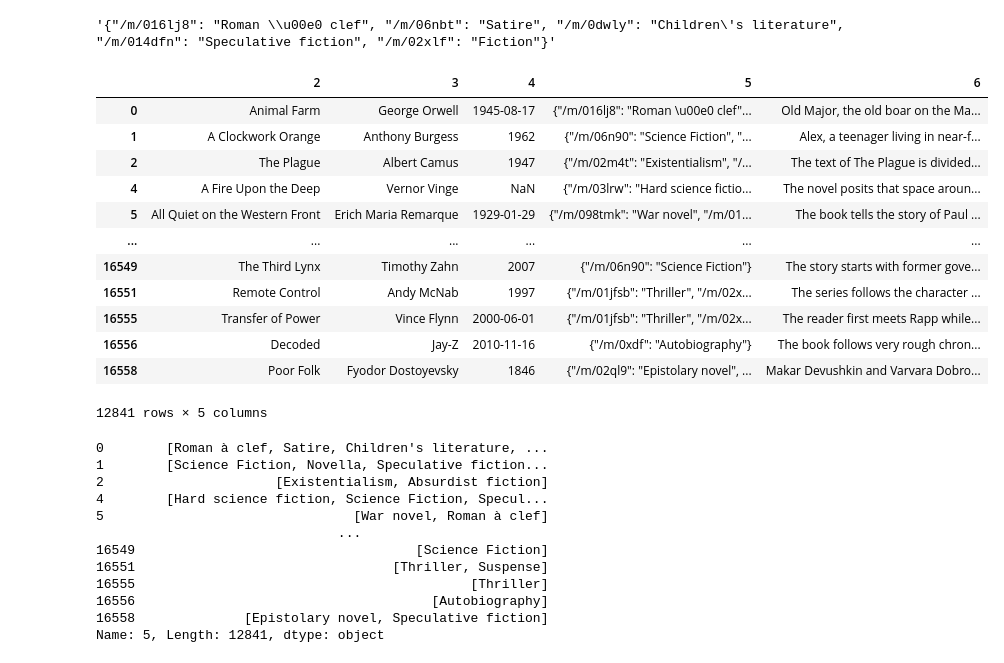
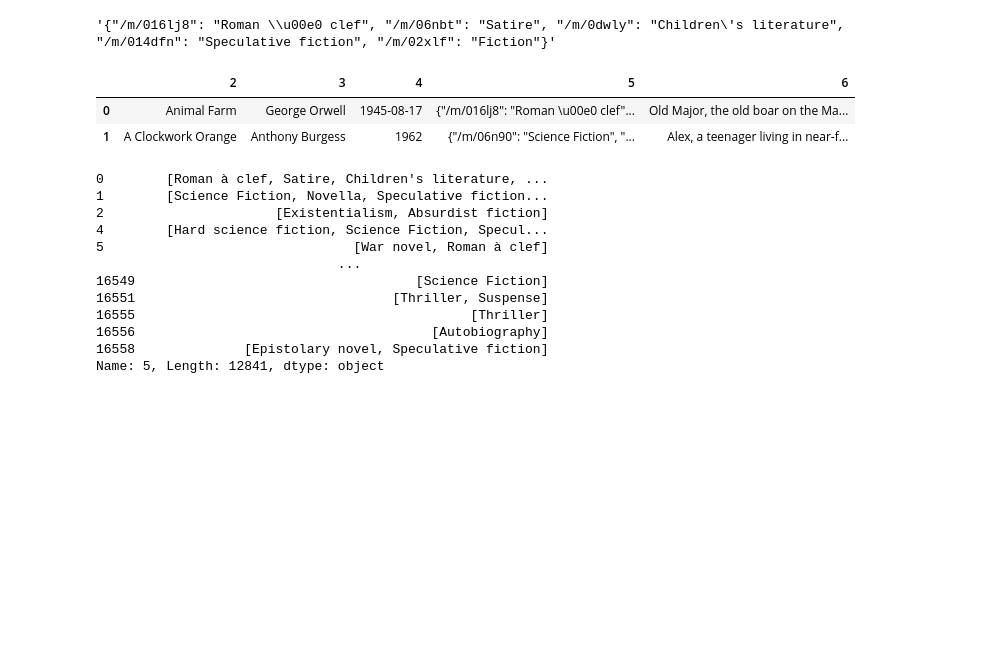
Before and after one commit to michaelrios2015/dm_project, a Jupyter notebook: project.ipynb, the cells around one changed output. Cells and saved outputs as stored; diff of their text form; code cells hidden in the pictures; blank space fills up the shorter version.

```diff
--- a/project.ipynb
+++ b/project.ipynb
@@ -42,25 +29,15 @@ data[5][0]
 # %%
 # droping any without tags, should probably change the column names may takle later
 
 data[5].isnull().values.any()
 
 data_2 = data.dropna(subset=[5])
 
-data_2
+data_2.head(2)
 # %% [output]
 |  | 2 | 3 | 4 | 5 | 6 |
 | 0 | Animal Farm | George Orwell | 1945-08-17 | {"/m/016lj8": "Roman \u00e0 clef"... | Old Major, the old boar on the Ma... |
 | 1 | A Clockwork Orange | Anthony Burgess | 1962 | {"/m/06n90": "Science Fiction", "... | Alex, a teenager living in near-f... |
-| 2 | The Plague | Albert Camus | 1947 | {"/m/02m4t": "Existentialism", "/... | The text of The Plague is divided... |
-| 4 | A Fire Upon the Deep | Vernor Vinge | NaN | {"/m/03lrw": "Hard science fictio... | The novel posits that space aroun... |
-| 5 | All Quiet on the Western Front | Erich Maria Remarque | 1929-01-29 | {"/m/098tmk": "War novel", "/m/01... | The book tells the story of Paul ... |
-| ... | ... | ... | ... | ... | ... |
-| 16549 | The Third Lynx | Timothy Zahn | 2007 | {"/m/06n90": "Science Fiction"} | The story starts with former gove... |
-| 16551 | Remote Control | Andy McNab | 1997 | {"/m/01jfsb": "Thriller", "/m/02x... | The series follows the character ... |
-| 16555 | Transfer of Power | Vince Flynn | 2000-06-01 | {"/m/01jfsb": "Thriller", "/m/02x... | The reader first meets Rapp while... |
-| 16556 | Decoded | Jay-Z | 2010-11-16 | {"/m/0xdf": "Autobiography"} | The book follows very rough chron... |
-| 16558 | Poor Folk | Fyodor Dostoyevsky | 1846 | {"/m/02ql9": "Epistolary novel", ... | Makar Devushkin and Varvara Dobro... |
-12841 rows × 5 columns
 # %%
 # column 5 with
 
```
Also changed, not shown: parts of 70 cells of this notebook.
